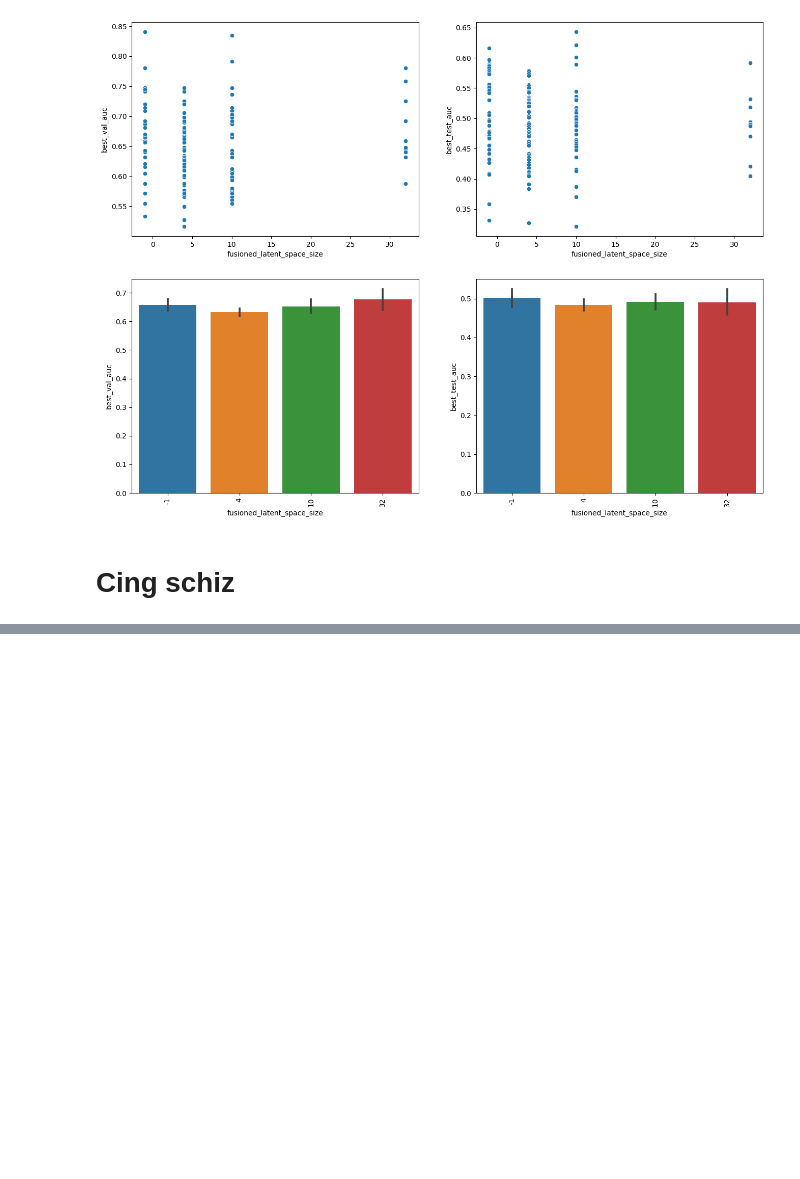
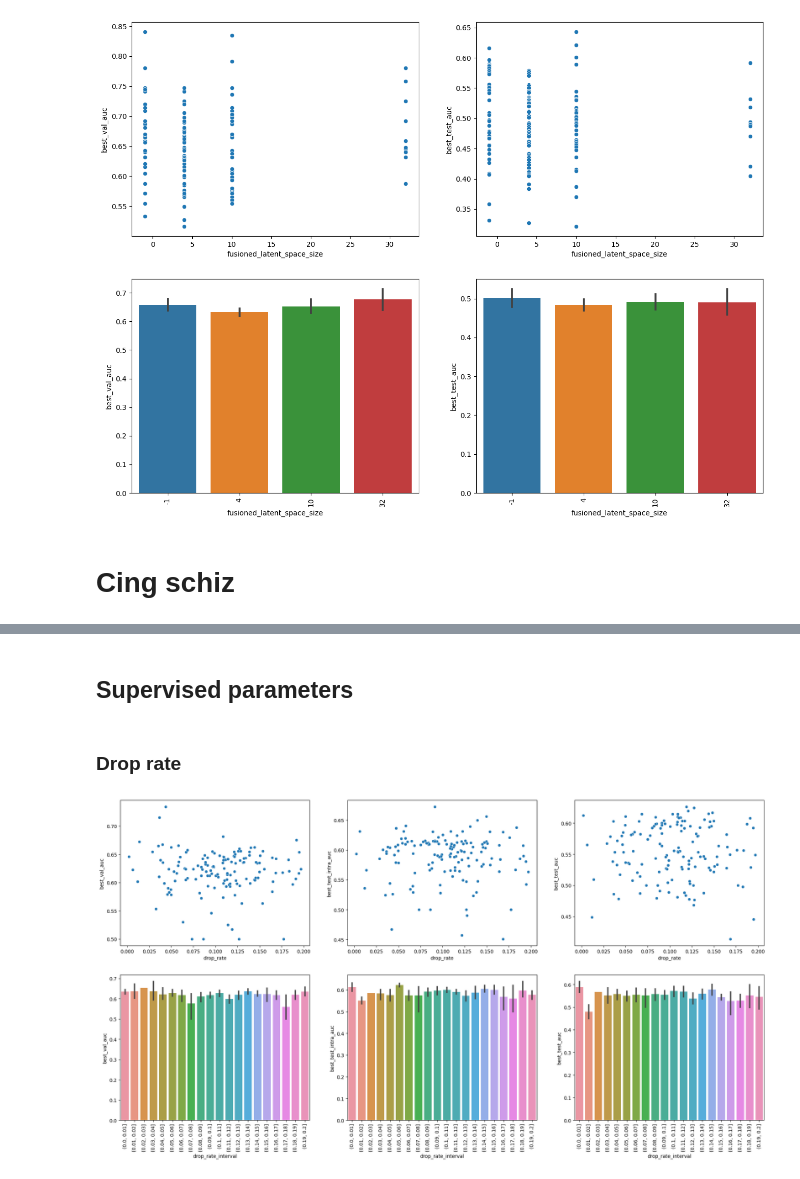
Before and after one commit to neurospin-projects/2023_agaudin_jchavas_folding_supervised, a Jupyter notebook: contrastive/notebooks/wandb_grid_searches/ACC_presearch.ipynb, the cells around one changed output, grey strips where cells are left out. Saved outputs shown, nothing was run; the diff lists cells and outputs as text; code cells hidden in the pictures; blank space fills up the shorter version.

Commit message:
1. grid search cing done

```diff
--- a/contrastive/notebooks/wandb_grid_searches/ACC_presearch.ipynb
+++ b/contrastive/notebooks/wandb_grid_searches/ACC_presearch.ipynb
@@ -242,3 +296,8 @@ graphs(bdd_asymetry_2, 'fusioned_latent_space_size', continuous=False,
 [figure]
 # %% [markdown]
 # Cing schiz
+# %%
+bdd_schiz = pd.read_csv("/neurospin/dico/agaudin/Runs/09_new_repo/Output/grid_searches/gs_cing_schiz/bdd_cing_schiz.csv", index_col=0)
+bdd_schiz = bdd_schiz.sort_values(by='best_test_auc', ascending=False)
+bdd_schiz.loc[bdd_schiz.fusioned_latent_space_size == -1, 'converter_activation'] = 'None'
+bdd_schiz[:20]
@@ -244,0 +322,9 @@ graphs(bdd_asymetry_2, 'fusioned_latent_space_size', continuous=False,
+# %% [markdown]
+## Supervised parameters
+# %% [markdown]
+### Drop rate
+# %%
+graphs_intra(bdd_schiz, 'drop_rate', continuous=True,
+             min_param=0, max_param=0.2)
+# %% [output]
+[figure, added]
```
Also changed, not shown: parts of 24 cells of this notebook, 5 other files.
